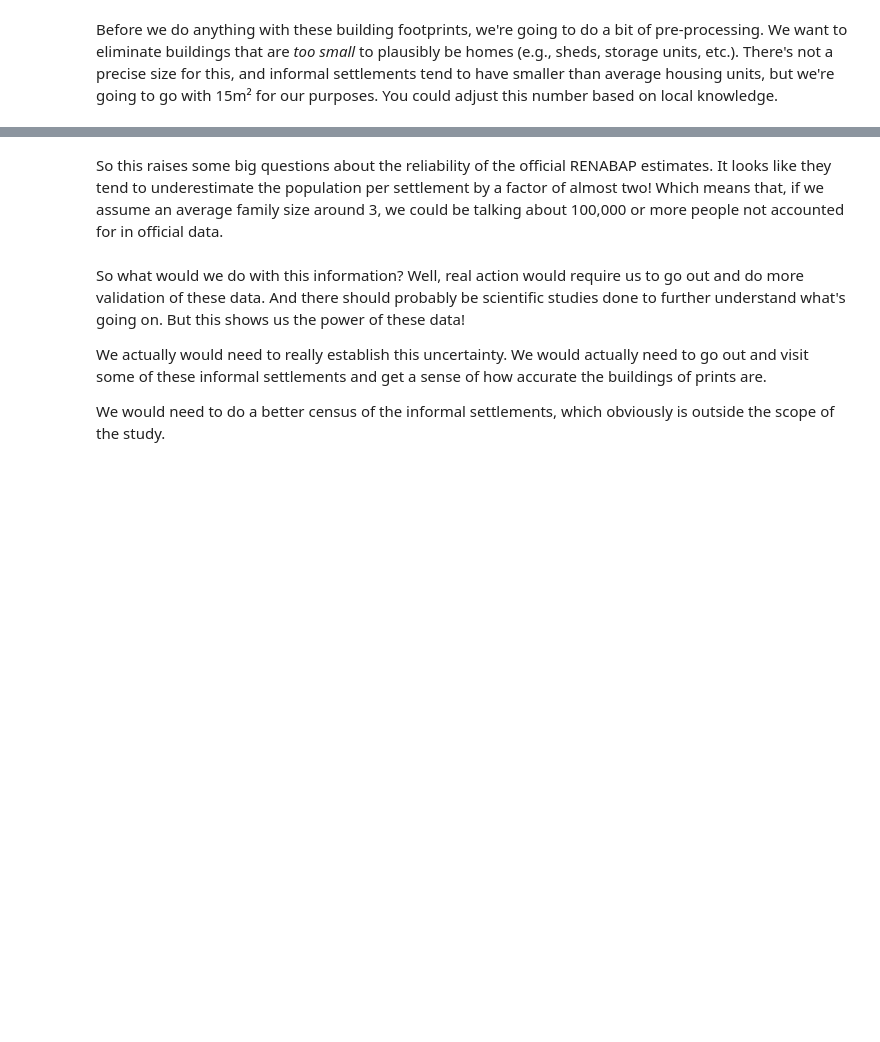
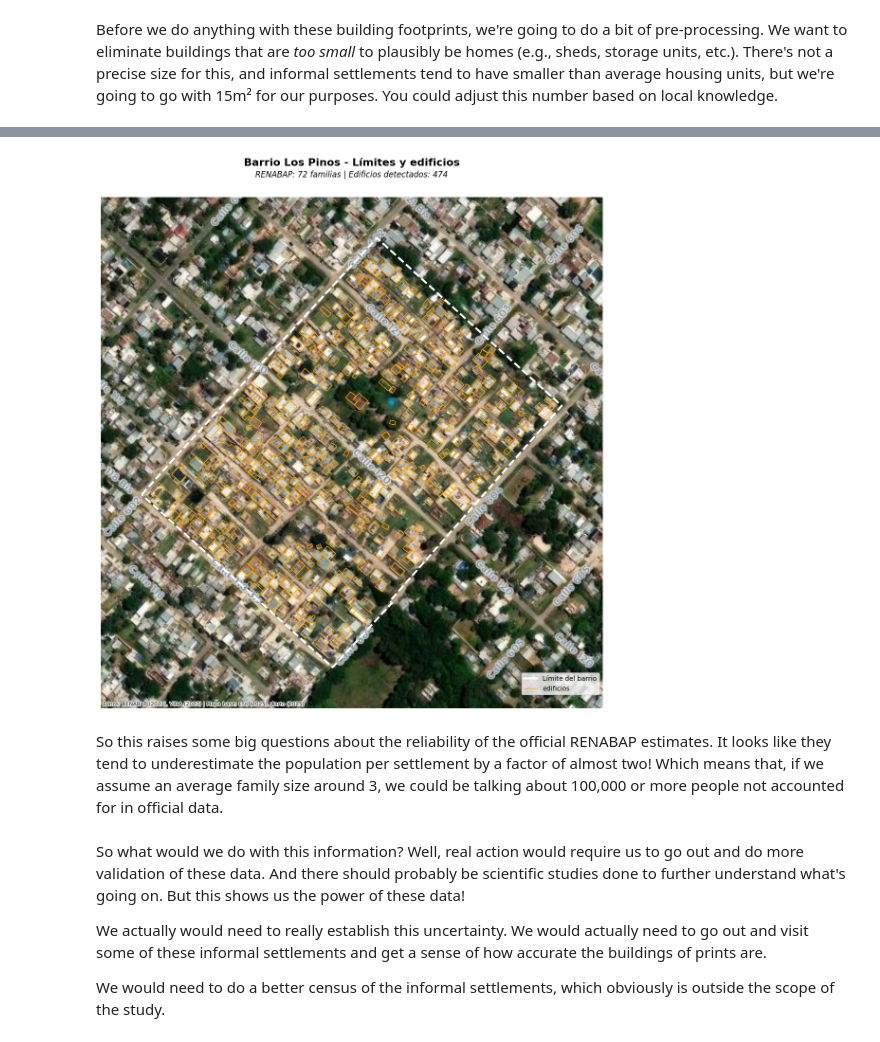
Before and after one commit to nlebovits/datos-escala-humana, a Jupyter notebook: es/datos-abiertos/unidad_2_soluciones.ipynb, the cells around one changed output, grey strips where cells are left out. Drawn from its saved outputs; the diff is of its cells as text; code cells hidden in the pictures; blank space fills up the shorter version.

```diff
--- a/es/datos-abiertos/unidad_2_soluciones.ipynb
+++ b/es/datos-abiertos/unidad_2_soluciones.ipynb
@@ -463,5 +629,89 @@ We can map a couple of our outliers here, comparing the number of families estim
 # %%
-# map
+# | label: fig-ejemplo-barrio
+# | fig-cap: "Ejemplo de discrepancia en los datos del RENABAP: el barrio Los Pinos con límites oficiales y edificios detectadas"
+
+# Filtrar para obtener solo el barrio con id_renabap 5688
+barrio_5688 = renabap_la_plata[renabap_la_plata["id_renabap"] == 5688].copy()
+if len(barrio_5688) == 0:
+    print("No se encontró el barrio con id_renabap 5688")
+else:
+    # Obtener edificios en este barrio
+    buildings_5688 = buildings_in_barrios[
+        buildings_in_barrios["id_renabap"] == 5688
+    ].copy()
+    # Convertir a Web Mercator
+    barrio_5688_3857 = barrio_5688.to_crs(WEB_MERCATOR_CRS)
+    buildings_5688_3857 = buildings_5688.to_crs(WEB_MERCATOR_CRS)
+    # Crear el mapa
+    fig, ax = plt.subplots(figsize=(12,12))
+    # Configurar límites basados en el barrio
+    bounds = barrio_5688_3857.total_bounds
+    margin = 50  # metros
+    ax.set_xlim(bounds[0] - margin, bounds[2] + margin)
+    ax.set_ylim(bounds[1] - margin, bounds[3] + margin)
+    # Agregar basemap de contextily
+    cx.add_basemap(ax, crs=WEB_MERCATOR_CRS, source=cx.providers.Esri.WorldImagery, attribution="Datos: RENABAP (2023), VIDA (2023) | Mapa base: Esri (2025), Carto (2025)")
+    # Plot de edificios con contorno naranja (sin fill)
+    buildings_5688_3857.plot(
+        ax=ax, facecolor="none", edgecolor='orange', linewidth=1
+    )
+    # Plot del límite del barrio con estilo consistente
+    barrio_5688_3857.plot(
+        ax=ax,
+        facecolor="none",
+        edgecolor="white",  # White for satellite imagery visibility
+        linewidth=3,
+        linestyle="--",
+        zorder=10,
+    )
+
+    cx.add_basemap(ax, crs=WEB_MERCATOR_CRS, source=cx.providers.CartoDB.PositronOnlyLabels, attribution="")
+
+
+    # Limpiar el mapa
+    barrio_nombre = barrio_5688["nombre_barrio"].iloc[0]
+    familias_renabap = int(barrio_5688["familias_aproximadas"].iloc[0])
+    total_edificios = len(buildings_5688)
+
+    # Título principal usando suptitle
+    fig.suptitle(
+        f"Barrio {barrio_nombre} - Límites y edificios",
+        fontsize=16,
+        fontweight="bold",
+        y=0.98,
+    )
+
+    # Subtítulo usando title
+    ax.set_title(
+        f"RENABAP: {familias_renabap} familias | Edificios detectados: {total_edificios}",
+        fontsize=12,
+        style="italic",
+        pad=30,
+    )
+    ax.set_xticks([])
+    ax.set_yticks([])
+    ax.set_xlabel("")
+    ax.set_ylabel("")
+    ax.spines["top"].set_visible(False)
+    ax.spines["right"].set_visible(False)
+    ax.spines["bottom"].set_visible(False)
+    ax.spines["left"].set_visible(False)
+    # Agregar leyenda simple
+    legend_elements = [
+        plt.Line2D([0], [0], color="white", linewidth=3, label="Límite del barrio"),
+        plt.Line2D(
+            [0],
+            [0],
+            color="orange",
+            linewidth=1,
+            label="edificios",
+        ),
+    ]
+    ax.legend(handles=legend_elements, loc="lower right", bbox_to_anchor=(1.0, 0.02))
+    plt.tight_layout()
+    plt.show()
+# %% [output]
+[figure, added]
 # %% [markdown]
 So this raises some big questions about the reliability of the official RENABAP estimates. It looks like they tend to underestimate the population per settlement by a factor of almost two! Which means that, if we assume an average family size around 3, we could be talking about 100,000 or more people not accounted for in official data.
 # %% [markdown]
```
Also changed, not shown: parts of 71 cells of this notebook, 1 other file.
